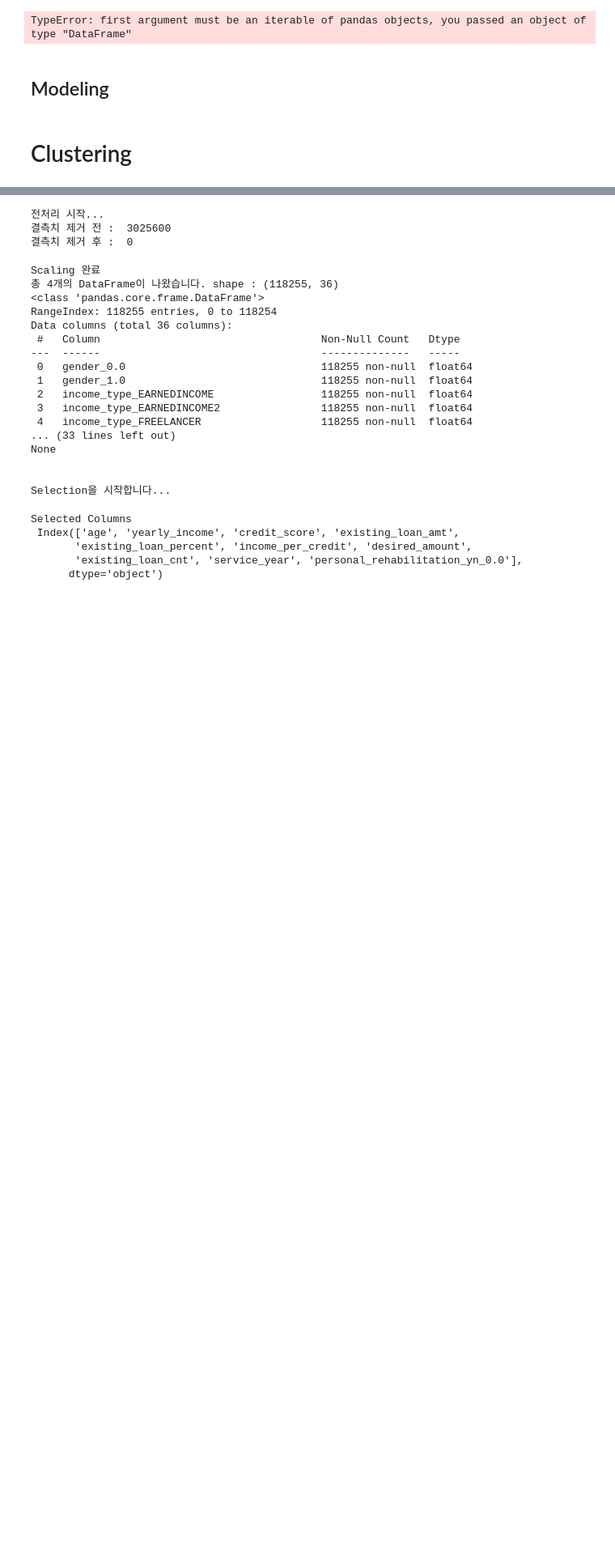
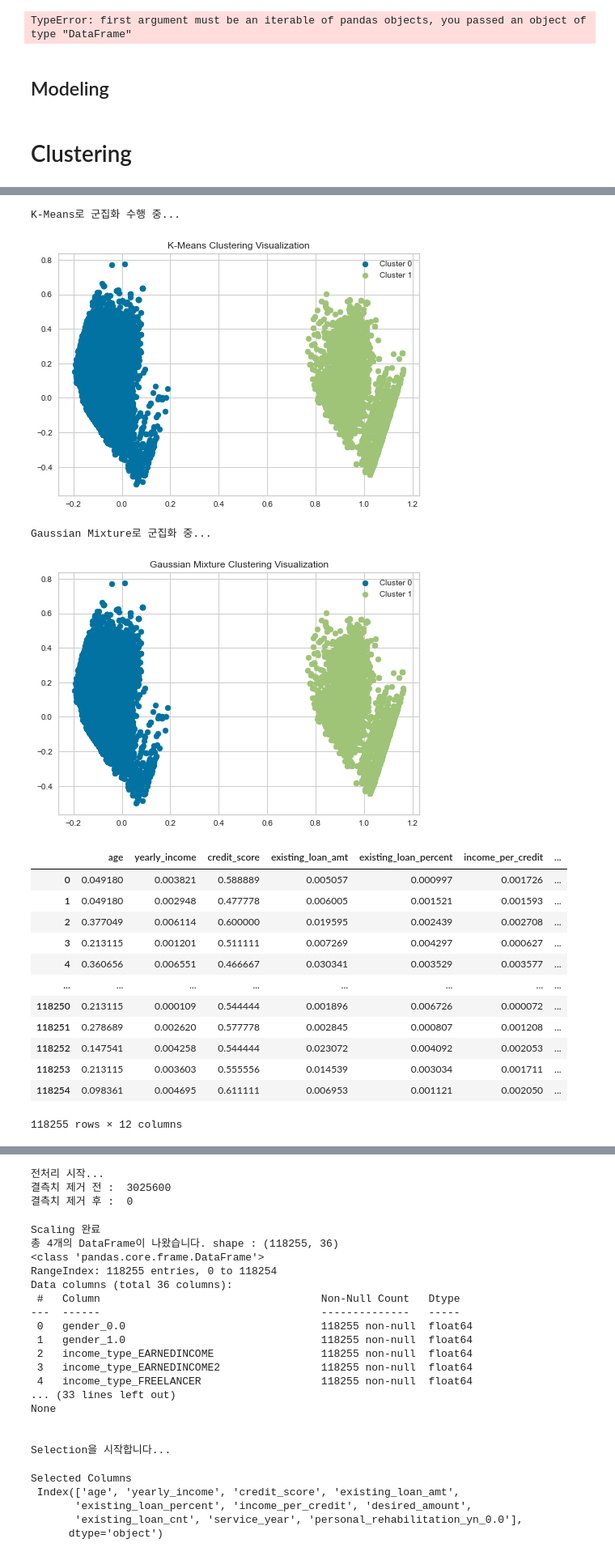
Before and after one commit to paragonyun/2022_bigcontest, a Jupyter notebook: main_test.ipynb, the cells around one changed output, grey strips where cells are left out. Shown at 81% size. Drawn from its saved outputs; the diff is of its cells as text; code cells hidden in the pictures; blank space fills up the shorter version.

```diff
--- a/main_test.ipynb
+++ b/main_test.ipynb
@@ -165,3 +162,12 @@ clus.run()
 clus = ClusteringPReprocesor(df, selection=True)
 clus.run()
 '''
+# %%
+from src.clustering import Clustering
+from src.clustering_preprocessor import ClusteringPreprocessor
+
+df = pd.read_csv('./data/user_spec.csv')
+
+clus = ClusteringPreprocessor(df, selection=True)
+selection_list, fitted_scaler, ori_df = clus.run()
+selection_list, fitted_scaler, ori_df
@@ -167,0 +224,24 @@ clus.run()
+# %%
+mm_df = selection_list[1]
+
+clus = Clustering(mm_df, scaled=True, num_clus=2)
+fin_df = clus.run()
+fin_df
+# %% [output]
+K-Means로 군집화 수행 중...
+[figure, added]
+Gaussian Mixture로 군집화 중...
+[figure, added]
+|  | age | yearly_income | credit_score | existing_loan_amt | existing_loan_percent | income_per_credit | ... |
+| 0 | 0.049180 | 0.003821 | 0.588889 | 0.005057 | 0.000997 | 0.001726 | ... |
+| 1 | 0.049180 | 0.002948 | 0.477778 | 0.006005 | 0.001521 | 0.001593 | ... |
+| 2 | 0.377049 | 0.006114 | 0.600000 | 0.019595 | 0.002439 | 0.002708 | ... |
+| 3 | 0.213115 | 0.001201 | 0.511111 | 0.007269 | 0.004297 | 0.000627 | ... |
+| 4 | 0.360656 | 0.006551 | 0.466667 | 0.030341 | 0.003529 | 0.003577 | ... |
+| ... | ... | ... | ... | ... | ... | ... | ... |
+| 118250 | 0.213115 | 0.000109 | 0.544444 | 0.001896 | 0.006726 | 0.000072 | ... |
+| 118251 | 0.278689 | 0.002620 | 0.577778 | 0.002845 | 0.000807 | 0.001208 | ... |
+| 118252 | 0.147541 | 0.004258 | 0.544444 | 0.023072 | 0.004092 | 0.002053 | ... |
+| 118253 | 0.213115 | 0.003603 | 0.555556 | 0.014539 | 0.003034 | 0.001711 | ... |
+| 118254 | 0.098361 | 0.004695 | 0.611111 | 0.006953 | 0.001121 | 0.002050 | ... |
+118255 rows × 12 columns
```
Also changed, not shown: parts of 14 cells of this notebook.
